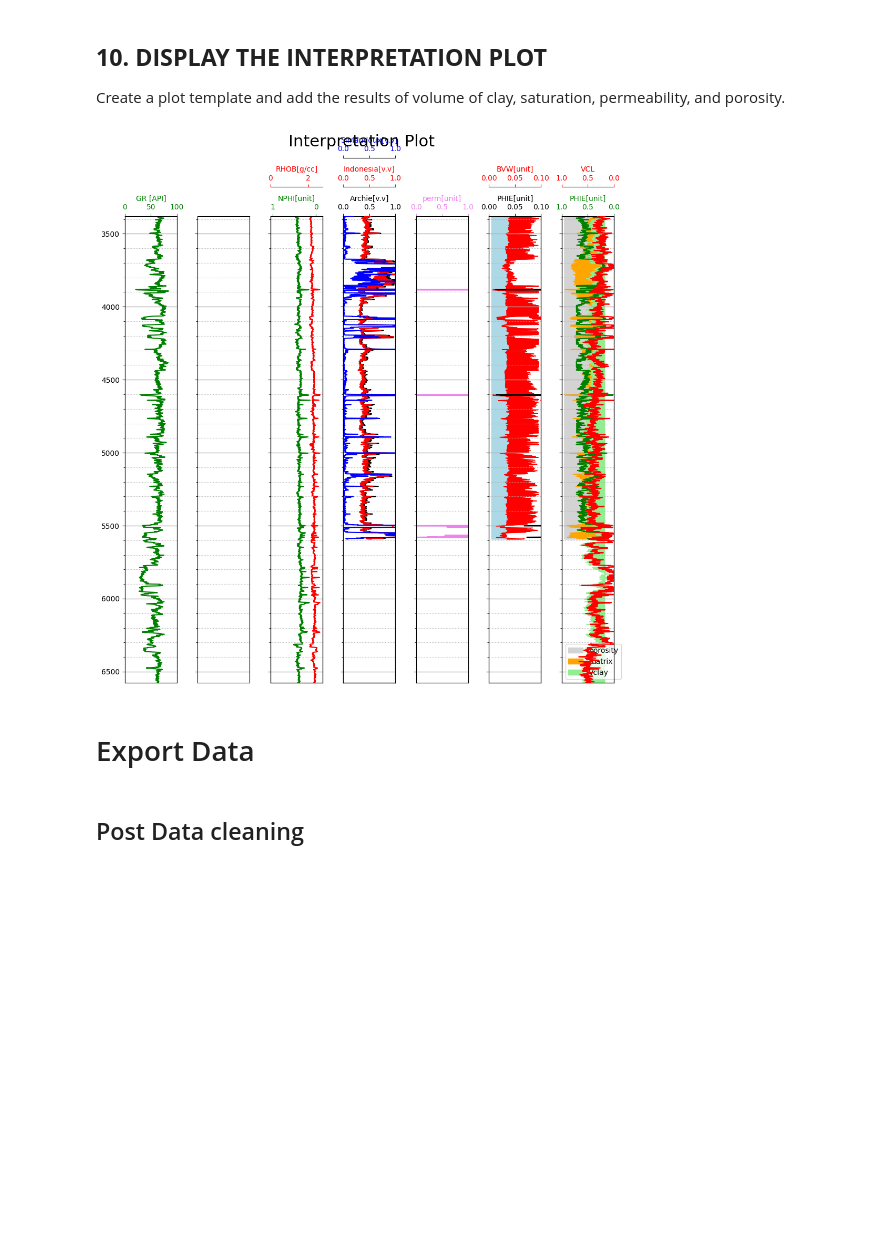
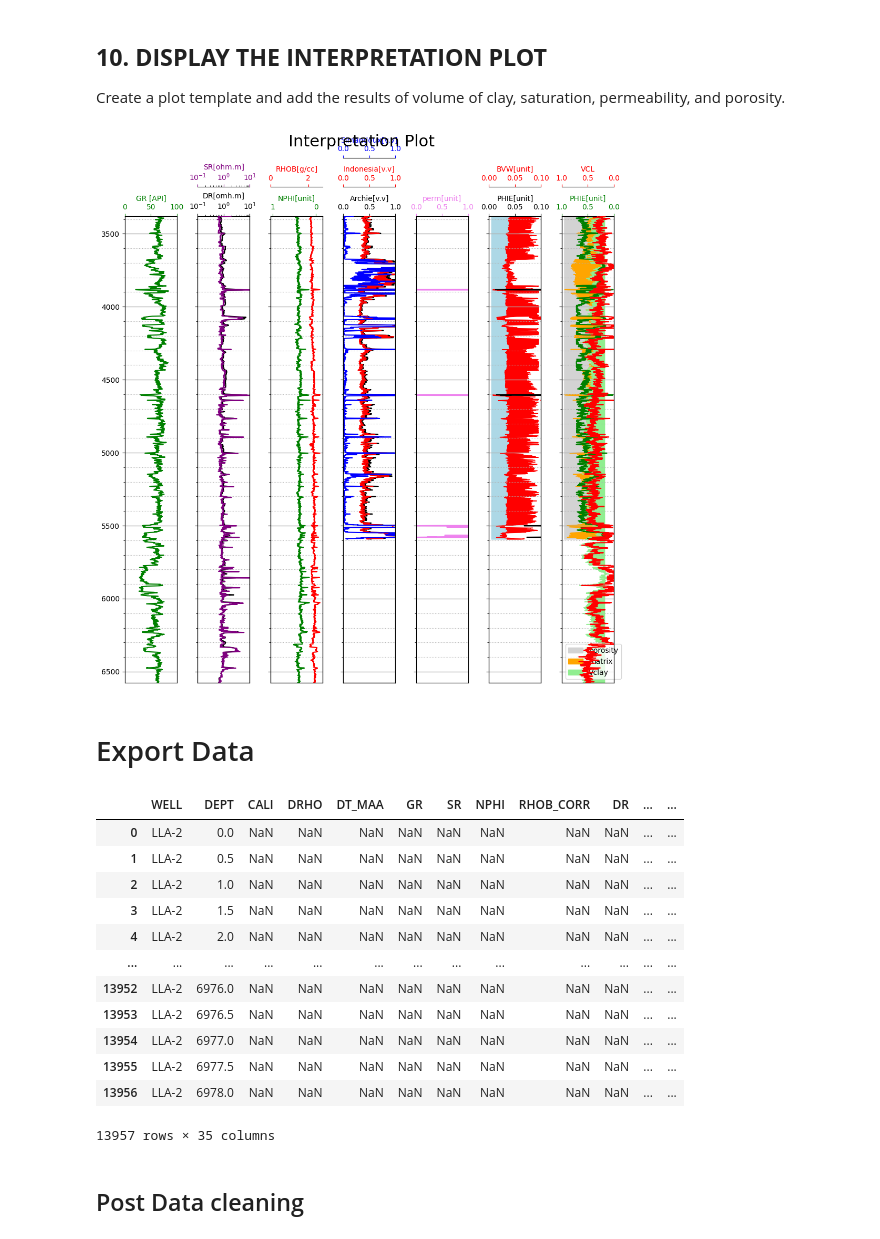
Before and after one commit to ARoyyanF/cuml-tf-model-hydrocarbon-prediction, a Jupyter notebook: BWLI/LLA-2 BWLI_simplified_v2_hydrocarbon layerlabel.ipynb, the cells around one changed output. Saved outputs shown, nothing was run; the diff lists cells and outputs as text; code cells hidden in the pictures; blank space fills up the shorter version.

```diff
--- a/BWLI/LLA-2 BWLI_simplified_v2_hydrocarbon layerlabel.ipynb
+++ b/BWLI/LLA-2 BWLI_simplified_v2_hydrocarbon layerlabel.ipynb
@@ -1608,7 +1609,7 @@ interpretation_plot(
         "colors": ["green"],
     },
     traject2={
-        "data": [],
+        "data": ["DR", "SR"],
         "intervals": [(0.1, 10), (0.1, 10)],
         "scales": ["log", "log"],
         "labels": ["DR[omh.m]", "SR[ohm.m]"],
@@ -1658,9 +1659,25 @@ interpretation_plot(
     fill=True,
 )
 # %% [output]
-[figure, old version]
+[figure, new version]
 # %% [markdown]
 # Export Data
+# %%
+calculation_data
+# %% [output]
+|  | WELL | DEPT | CALI | DRHO | DT_MAA | GR | SR | NPHI | RHOB_CORR | DR | ... | ... |
+| 0 | LLA-2 | 0.0 | NaN | NaN | NaN | NaN | NaN | NaN | NaN | NaN | ... | ... |
+| 1 | LLA-2 | 0.5 | NaN | NaN | NaN | NaN | NaN | NaN | NaN | NaN | ... | ... |
+| 2 | LLA-2 | 1.0 | NaN | NaN | NaN | NaN | NaN | NaN | NaN | NaN | ... | ... |
+| 3 | LLA-2 | 1.5 | NaN | NaN | NaN | NaN | NaN | NaN | NaN | NaN | ... | ... |
+| 4 | LLA-2 | 2.0 | NaN | NaN | NaN | NaN | NaN | NaN | NaN | NaN | ... | ... |
+| ... | ... | ... | ... | ... | ... | ... | ... | ... | ... | ... | ... | ... |
+| 13952 | LLA-2 | 6976.0 | NaN | NaN | NaN | NaN | NaN | NaN | NaN | NaN | ... | ... |
+| 13953 | LLA-2 | 6976.5 | NaN | NaN | NaN | NaN | NaN | NaN | NaN | NaN | ... | ... |
+| 13954 | LLA-2 | 6977.0 | NaN | NaN | NaN | NaN | NaN | NaN | NaN | NaN | ... | ... |
+| 13955 | LLA-2 | 6977.5 | NaN | NaN | NaN | NaN | NaN | NaN | NaN | NaN | ... | ... |
+| 13956 | LLA-2 | 6978.0 | NaN | NaN | NaN | NaN | NaN | NaN | NaN | NaN | ... | ... |
+13957 rows × 35 columns
 # %% [markdown]
 ## Post Data cleaning
 # %%
```
Also changed, not shown: parts of 7 cells of this notebook, 6 other files.
